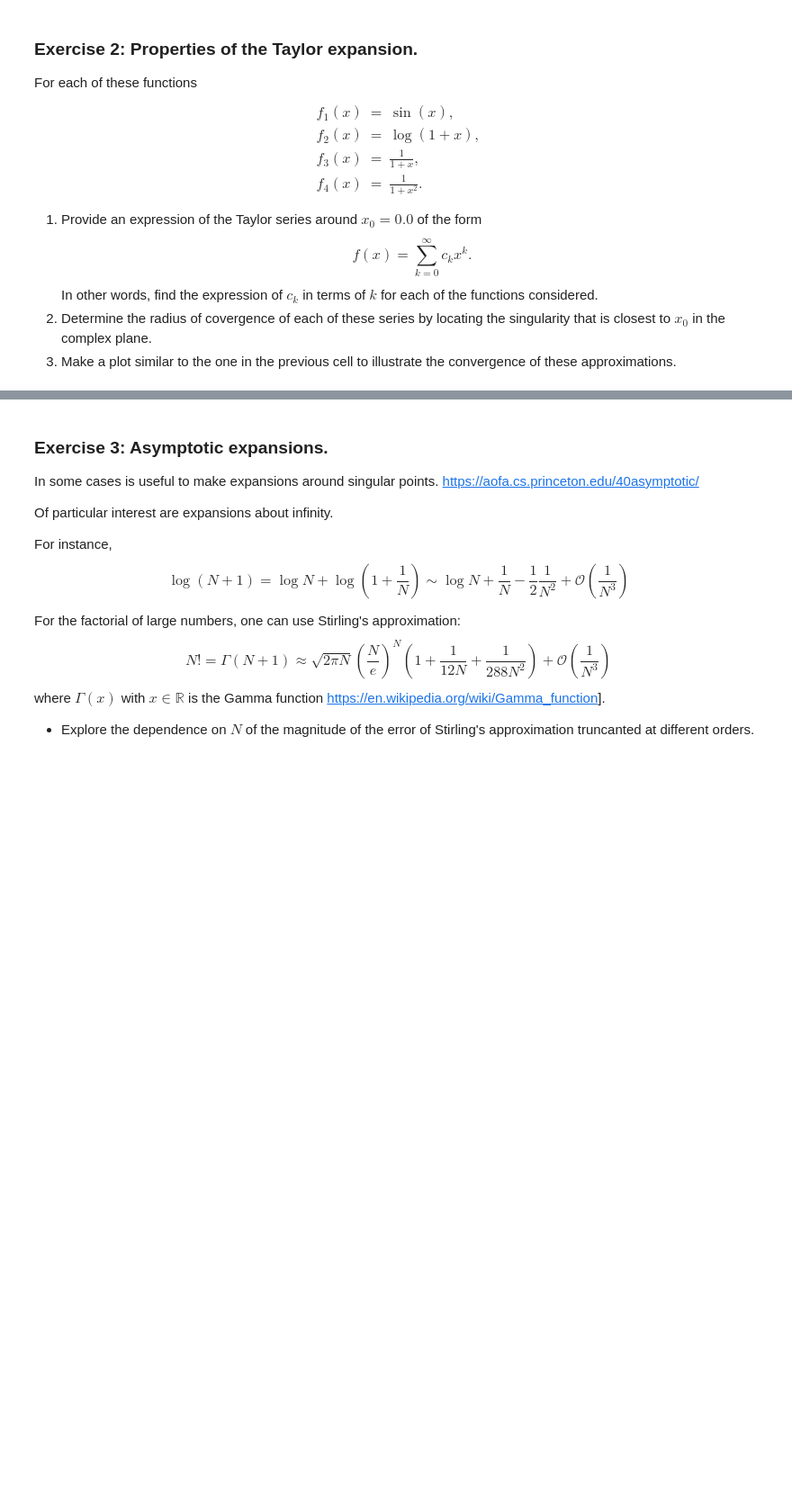
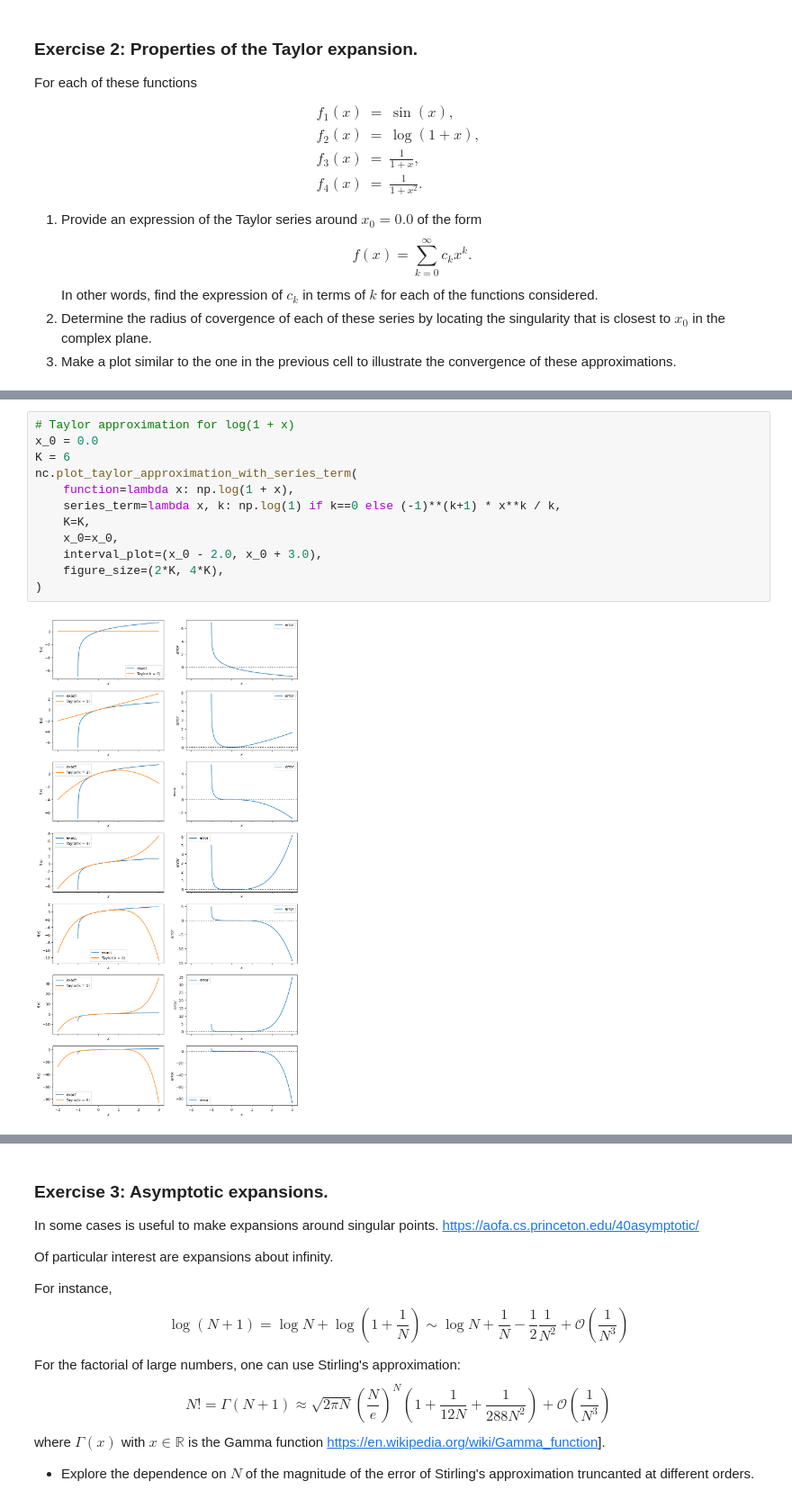
Before and after one commit to Arkh3/master_cn_25-26, a Jupyter notebook: practicas/practica2/H2_Teruel.ipynb, the cells around one changed output, grey strips where cells are left out. Shown at 90% size. Cells and saved outputs as stored; diff of their text form; blank space fills up the shorter version.

```diff
--- a/practicas/practica2/H2_Teruel.ipynb
+++ b/practicas/practica2/H2_Teruel.ipynb
@@ -228,0 +211,14 @@ I don't really know what this part means.
+# %%
+# Taylor approximation for log(1 + x)
+x_0 = 0.0
+K = 6
+nc.plot_taylor_approximation_with_series_term(
+    function=lambda x: np.log(1 + x),
+    series_term=lambda x, k: np.log(1) if k==0 else (-1)**(k+1) * x**k / k,
+    K=K,
+    x_0=x_0,
+    interval_plot=(x_0 - 2.0, x_0 + 3.0),
+    figure_size=(2*K, 4*K),
+)
+# %% [output]
+[figure, added]
```
Also changed, not shown: parts of 7 cells of this notebook, 1 other file.
